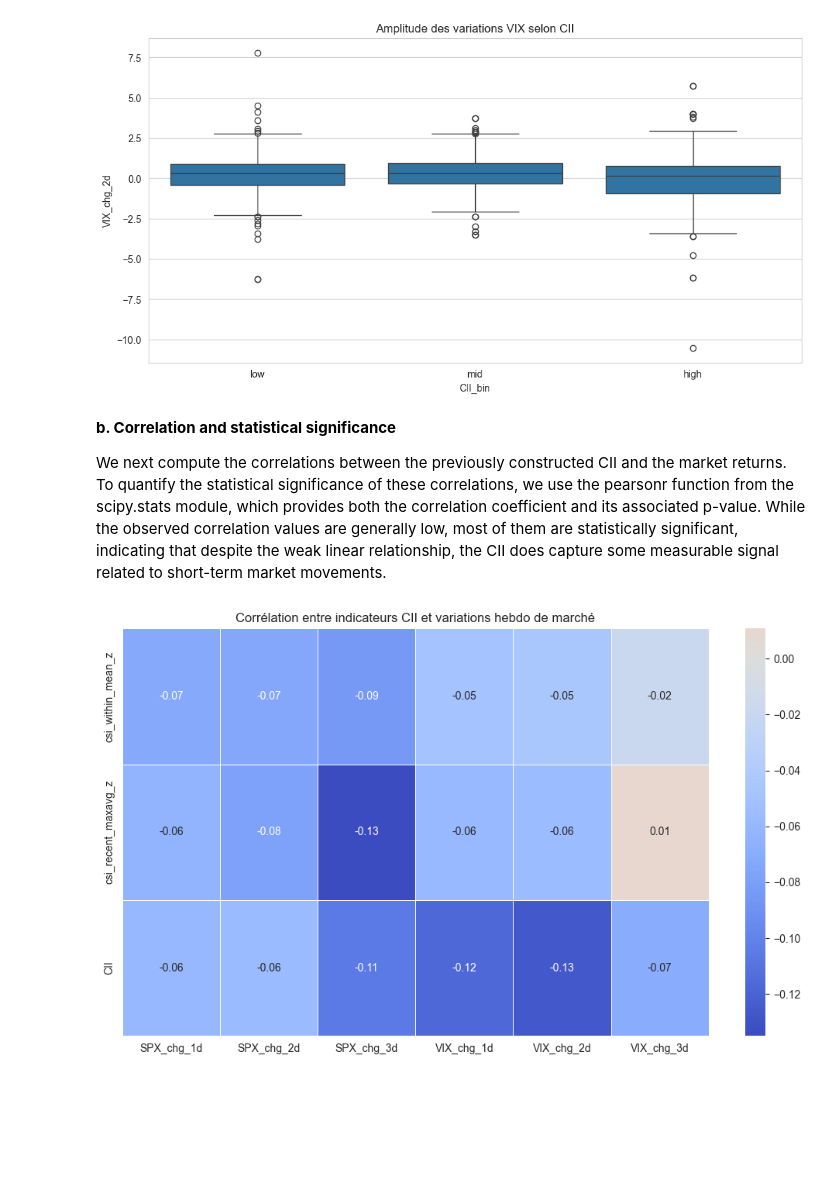
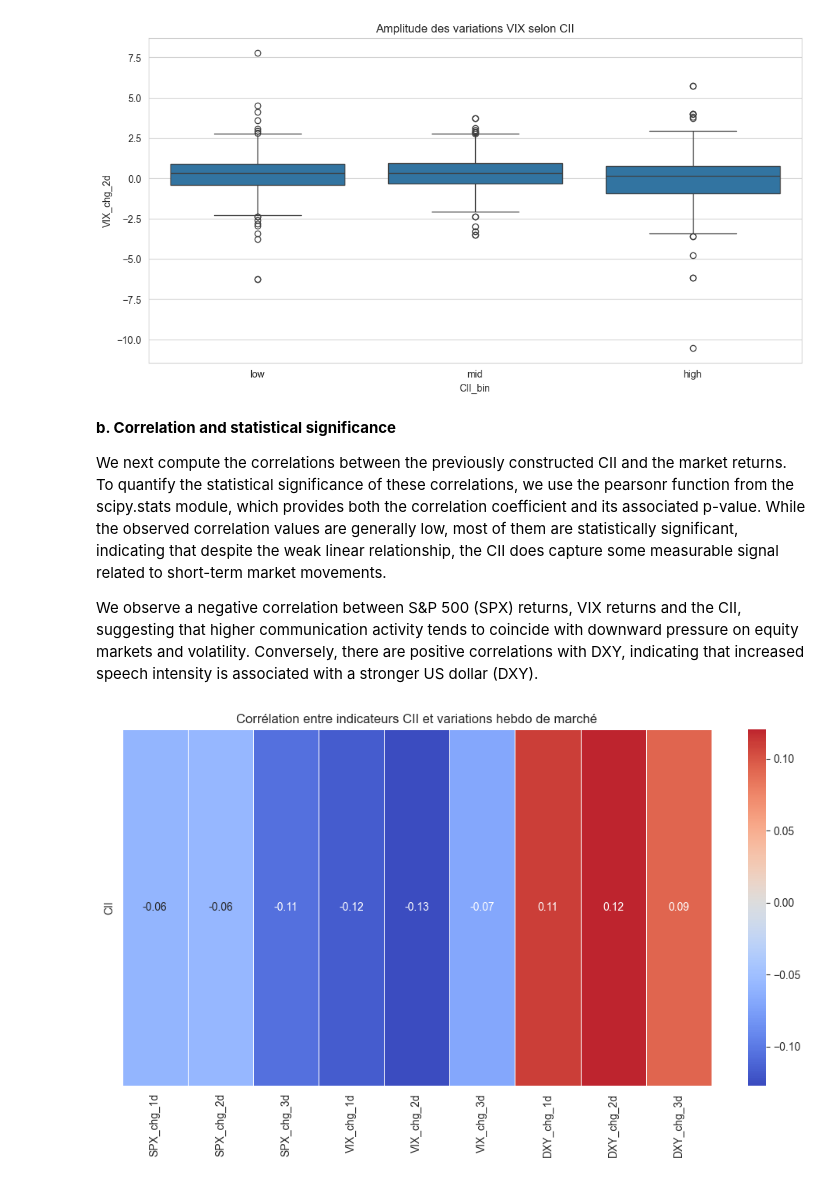
Before and after one commit to nonnen96/fed-communication-saturation, a Jupyter notebook: work_new_version .ipynb, the cells around one changed output. Cells and saved outputs as stored; diff of their text form; code cells hidden in the pictures; blank space fills up the shorter version.

```diff
--- a/work_new_version .ipynb
+++ b/work_new_version .ipynb
@@ -614,7 +576,7 @@ Once the speech corpus is created, we download the corresponding daily market da
 The time period for this data is dynamically determined by the start and end dates of our scraped speeches corpus, ensuring chronological consistency and data availability for our entire sample.
 # %%
 # Define tickers
-tickers = {"SPX": "^GSPC", "VIX": "^VIX", "TNX": "^TNX", "DXY": "DX-Y.NYB"}
+tickers = {"SPX": "^GSPC", "VIX": "^VIX", "DXY": "DX-Y.NYB"}
 
 # Define the date range for market data based on the speeches' dates
 start_date = speeches["date"].min() - pd.Timedelta(days=7)
@@ -1032,15 +991,15 @@ Device set to use mps:0
 try:
     finbert_pipeline
 except NameError:
-    print("Initialisation du pipeline FinBERT...")
+    print("Initializing FinBERT pipeline...")
     finbert_pipeline = pipeline("sentiment-analysis",
                                 model="yiyanghkust/finbert-tone",
                                 tokenizer="yiyanghkust/finbert-tone")
 
-print("Début de l'analyse de sentiment (cela peut prendre du temps)...")
+print("Starting sentiment analysis (this may take some time)...")
 if not speeches.empty:
     speeches["sentiment"] = speeches["text"].apply(lambda x: finbert_pipeline(x[:512])[0]['label'])
-    print("Analyse de sentiment terminée.")
+    print("Sentiment analysis completed.")
 
     sentiment_mapping = {'Positive': 1, 'Neutral': 0, 'Negative': -1}
     speeches['tone_score'] = speeches['sentiment'].map(sentiment_mapping)
@@ -1048,14 +1007,14 @@ if not speeches.empty:
     output_filename = "speeches_with_nlp.csv"
     speeches.to_csv(output_filename, index=False, encoding='utf-8')
 
-    print(f"\nDataFrame enrichi sauvegardé avec succès dans '{output_filename}'.")
-    print("\nAperçu des nouvelles colonnes :")
+    print(f"\nEnriched DataFrame successfully saved to '{output_filename}'.")
+    print("\nPreview of new columns:")
     display(speeches[['date', 'speaker', 'sentiment', 'tone_score']].head())
 
     sentiment_by_year = pd.crosstab(speeches["year"], speeches["sentiment"], normalize="index")
-    sentiment_by_year.plot(kind="bar", stacked=True, figsize=(10, 5), title="Distribution du Sentiment par Année")
+    sentiment_by_year.plot(kind="bar", stacked=True, figsize=(10, 5), title="Sentiment Distribution by Year")
     plt.ylabel("Proportion")
     plt.show()
 else:
-    print("Le DataFrame 'speeches' est vide. Veuillez exécuter les cellules de chargement de données au préalable.")
+    print("The 'speeches' DataFrame is empty. Please run the data loading cells first.")
 # %% [output]
@@ -1367,7 +1326,7 @@ We begin by calculating the forward-looking market returns, which will serve as
 # %%
 # NOTE: The 'market_daily' DataFrame is already loaded from Part II.
 # We now calculate the forward returns on it.
-for col in ["SPX","VIX","TNX","DXY"]:
+for col in ["SPX","VIX","DXY"]:
     for horizon in [1,2,3]:
         market_daily[f"{col}_chg_{horizon}d"] = 100 * market_daily[col].pct_change(periods=horizon).shift(-horizon)
 # %%
@@ -1381,7 +1340,7 @@ df_merge['date'] = pd.to_datetime(df_merge['date'])
 
 df_merge = pd.merge_asof(
     df_merge.sort_values('date'),
-    market_daily[['date'] + [f"{col}_chg_{h}d" for col in ["SPX","VIX","TNX","DXY"] for h in [1,2,3]]].sort_values('date'),
+    market_daily[['date'] + [f"{col}_chg_{h}d" for col in ["SPX","VIX","DXY"] for h in [1,2,3]]].sort_values('date'),
     left_on='date',
     right_on='date',
     direction='backward'
@@ -1432,22 +1390,25 @@ plt.show()
 **b. Correlation and statistical significance**
 
 We next compute the correlations between the previously constructed CII and the market returns. To quantify the statistical significance of these correlations, we use the pearsonr function from the scipy.stats module, which provides both the correlation coefficient and its associated p-value. While the observed correlation values are generally low, most of them are statistically significant, indicating that despite the weak linear relationship, the CII does capture some measurable signal related to short-term market movements.
+
+We observe a negative correlation between S&P 500 (SPX) returns, VIX returns and the CII, suggesting that higher communication activity tends to coincide with downward pressure on equity markets and volatility. Conversely, there are positive correlations with DXY, indicating that increased speech intensity is associated with a stronger US dollar (DXY).
 # %%
-features = ["csi_within_mean_z", "csi_recent_maxavg_z","CII"]
+features = ["CII"]
 
 market_cols = ["SPX_chg_1d","SPX_chg_2d","SPX_chg_3d",
-               "VIX_chg_1d","VIX_chg_2d","VIX_chg_3d"]
+               "VIX_chg_1d","VIX_chg_2d","VIX_chg_3d",
+               "DXY_chg_1d","DXY_chg_2d","DXY_chg_3d"]
 
 corr_matrix = df_merge[features + market_cols].corr().loc[features, market_cols]
 
 # Plot Heatmap
 plt.figure(figsize=(10, 6))
 sns.heatmap(corr_matrix, annot=True, cmap="coolwarm", center=0,fmt=".2f", linewidths=0.5)
 plt.title("Corrélation entre indicateurs CII et variations hebdo de marché")
 plt.tight_layout()
 plt.show()
 # %% [output]
-[figure, old version]
+[figure, new version]
 # %%
 results = []
 for f in features:
```
Also changed, not shown: parts of 22 cells of this notebook.
